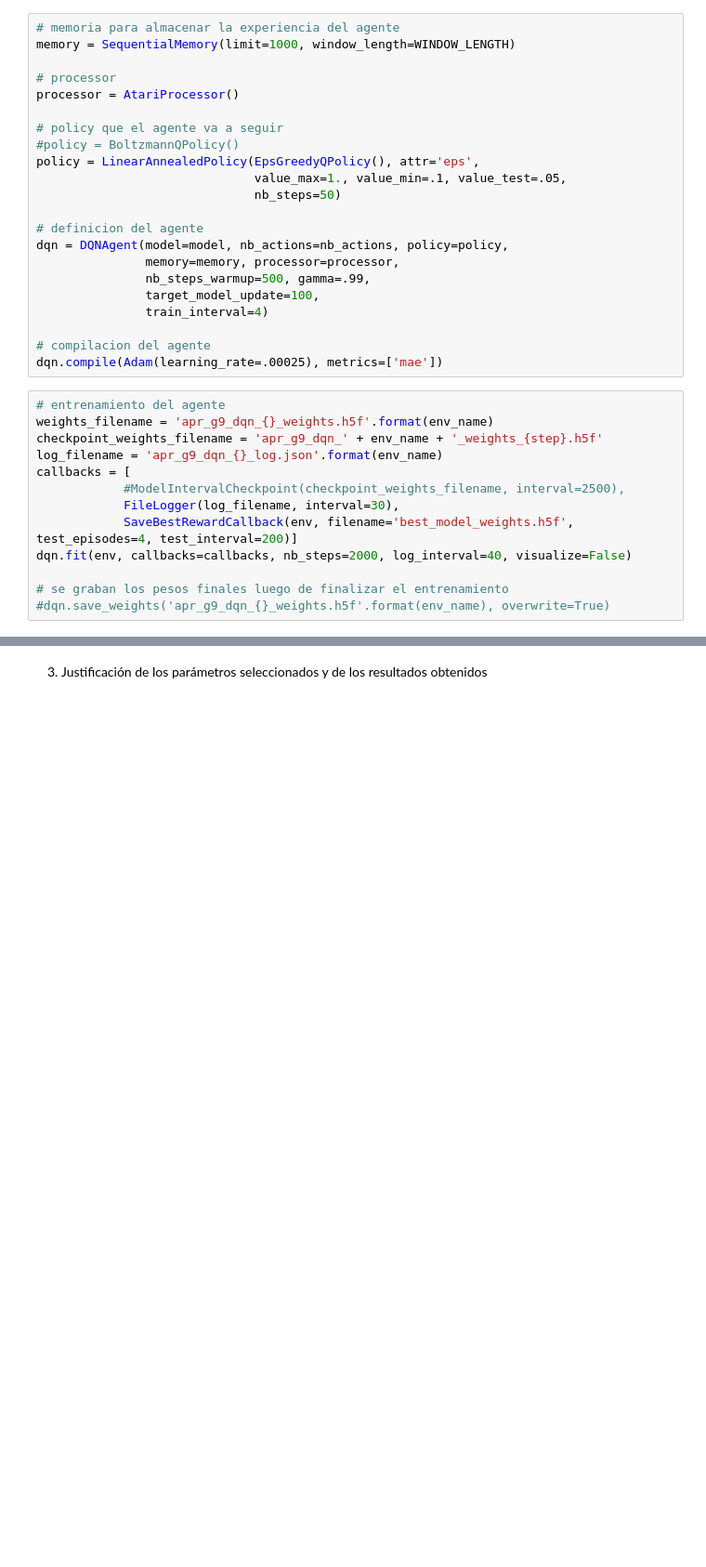
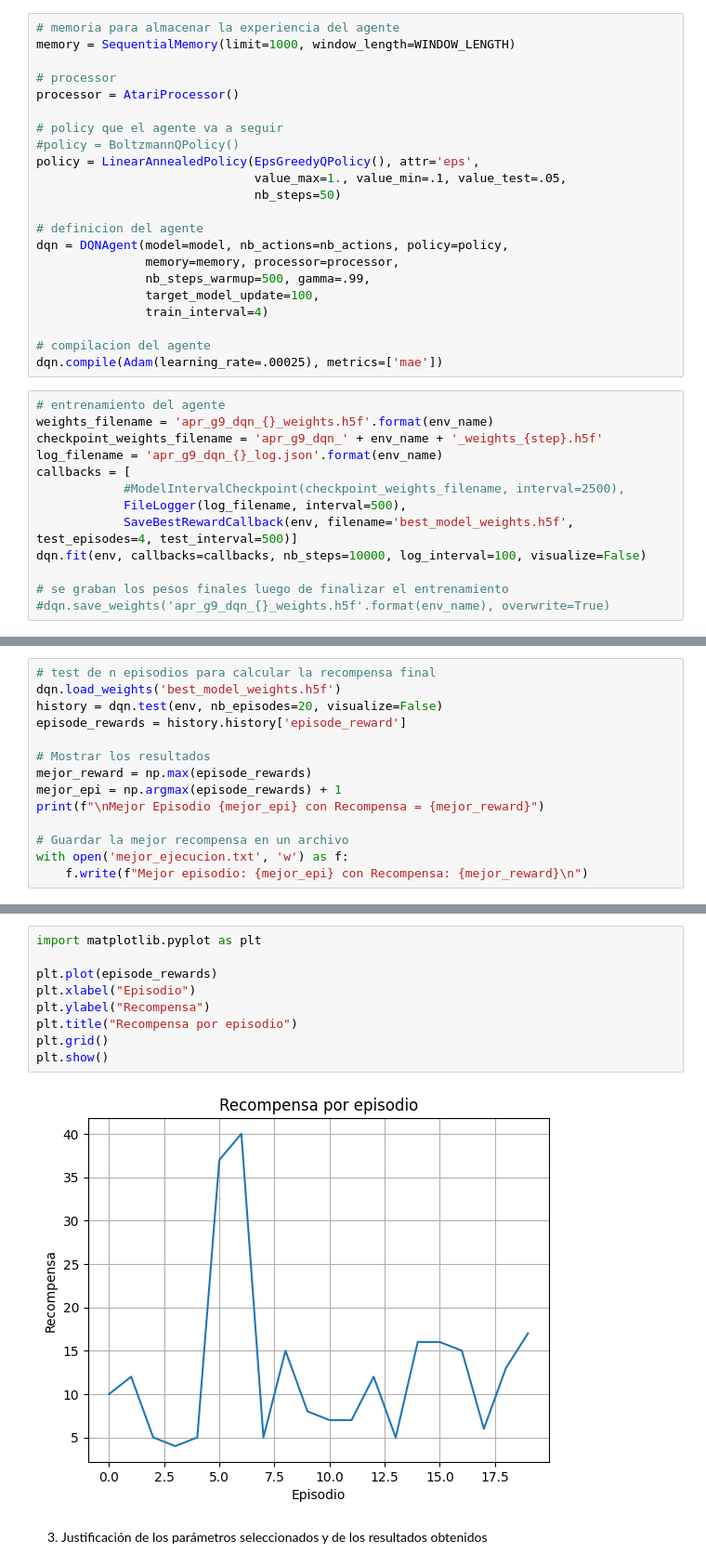
Before and after one commit to dmiglino/SpaceInvaders_ReinforcementLearning, a Jupyter notebook: APR_Grupo_9.ipynb, the cells around one changed output, grey strips where cells are left out. Shown at 93% size. Saved outputs shown, nothing was run; the diff lists cells and outputs as text; blank space fills up the shorter version.

Commit message:
Grafica de las recompensas obtenidas en los diferentes episodios (Mejor Episodio 7 con Recompensa = 40.0)

```diff
--- a/APR_Grupo_9.ipynb
+++ b/APR_Grupo_9.ipynb
@@ -394,9 +384,9 @@ checkpoint_weights_filename = 'apr_g9_dqn_' + env_name + '_weights_{step}.h5f'
 log_filename = 'apr_g9_dqn_{}_log.json'.format(env_name)
 callbacks = [
             #ModelIntervalCheckpoint(checkpoint_weights_filename, interval=2500),
-            FileLogger(log_filename, interval=30),
-            SaveBestRewardCallback(env, filename='best_model_weights.h5f', test_episodes=4, test_interval=200)]
-dqn.fit(env, callbacks=callbacks, nb_steps=2000, log_interval=40, visualize=False)
+            FileLogger(log_filename, interval=500),
+            SaveBestRewardCallback(env, filename='best_model_weights.h5f', test_episodes=4, test_interval=500)]
+dqn.fit(env, callbacks=callbacks, nb_steps=10000, log_interval=100, visualize=False)
 
 # se graban los pesos finales luego de finalizar el entrenamiento
 #dqn.save_weights('apr_g9_dqn_{}_weights.h5f'.format(env_name), overwrite=True)
@@ -439,0 +414,14 @@ Episode 10: reward: 16.000, steps: 652
+# %%
+# test de n episodios para calcular la recompensa final
+dqn.load_weights('best_model_weights.h5f')
+history = dqn.test(env, nb_episodes=20, visualize=False)
+episode_rewards = history.history['episode_reward']
+
+# Mostrar los resultados
+mejor_reward = np.max(episode_rewards)
+mejor_epi = np.argmax(episode_rewards) + 1
+print(f"\nMejor Episodio {mejor_epi} con Recompensa = {mejor_reward}")
+
+# Guardar la mejor recompensa en un archivo
+with open('mejor_ejecucion.txt', 'w') as f:
+    f.write(f"Mejor episodio: {mejor_epi} con Recompensa: {mejor_reward}\n")
@@ -440,3 +446,14 @@ Episode 10: reward: 16.000, steps: 652
+# %%
+import matplotlib.pyplot as plt
+
+plt.plot(episode_rewards)
+plt.xlabel("Episodio")
+plt.ylabel("Recompensa")
+plt.title("Recompensa por episodio")
+plt.grid()
+plt.show()
+# %% [output]
+[figure, added]
 # %% [markdown]
 3. Justificación de los parámetros seleccionados y de los resultados obtenidos
 # %% [markdown]
```
Also changed, not shown: parts of 9 cells of this notebook, 4 other files.
